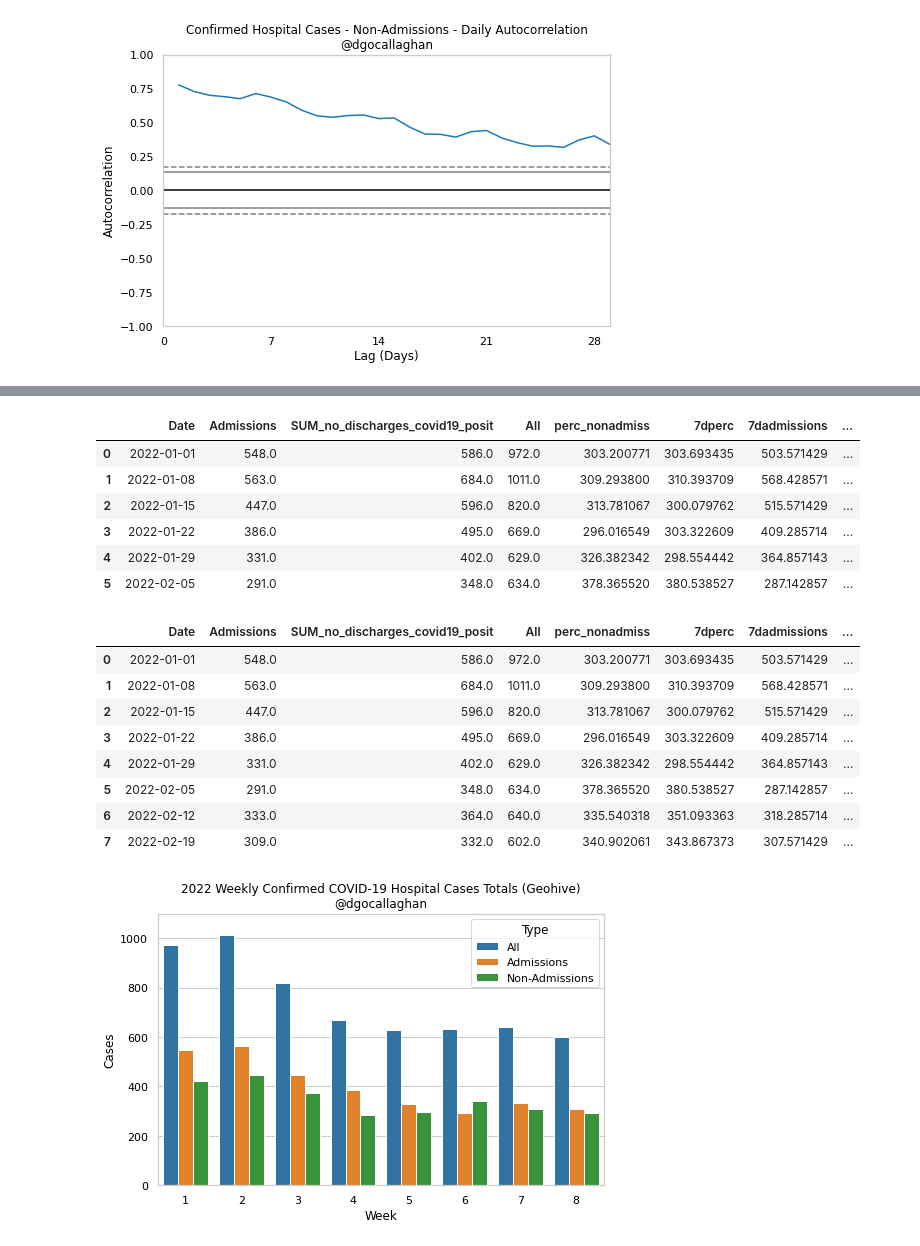
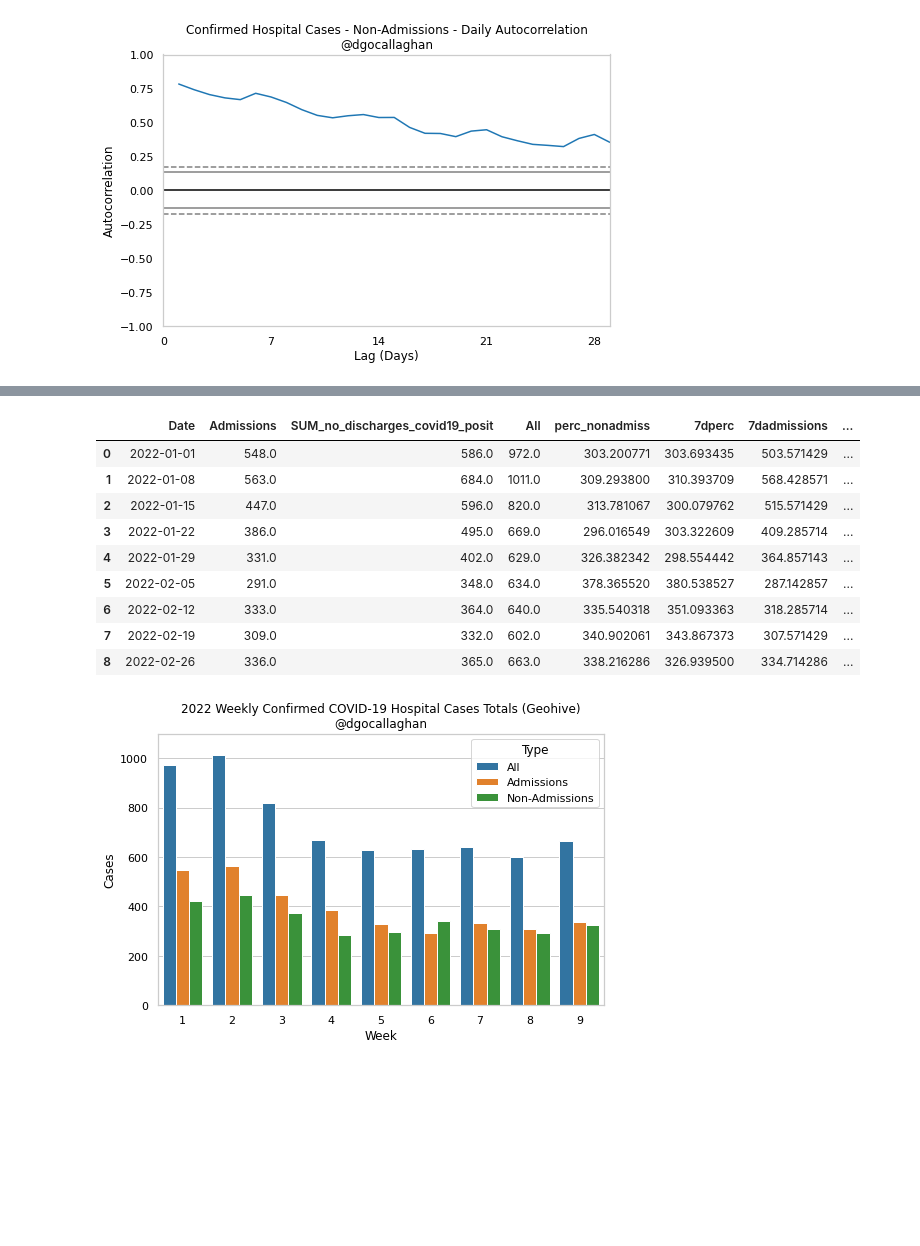
Before and after one commit to derekocallaghan/covid19data, a Jupyter notebook: notebooks/Daily Reported Cases.ipynb, the cells around one changed output, grey strips where cells are left out. Cells and saved outputs as stored; diff of their text form; code cells hidden in the pictures; blank space fills up the shorter version.

Commit message:
Added latest data

```diff
--- a/notebooks/Daily Reported Cases.ipynb
+++ b/notebooks/Daily Reported Cases.ipynb
@@ -280,44 +280,31 @@ hdf['7dperc'].tail(15)
 Name: 7dperc, dtype: float64
 # %%
-whdf = hdf[(hdf.Date>='2022-01-01') & (hdf.Date<'2022-02-12')].resample('7D', on='Date').sum().reset_index()
+whdf = hdf[(hdf.Date>='2022-01-01') & (hdf.Date<'2022-03-05')].resample('7D', on='Date').sum().reset_index()
 d = timedelta(days=6)
 whdf['strdate'] = whdf.Date.apply(lambda x: (x+d).strftime('%Y-%m-%d'))
 whdf['Week'] = whdf.index+1
 whdf
 # %% [output]
 |  | Date | Admissions | SUM_no_discharges_covid19_posit | All | perc_nonadmiss | 7dperc | 7dadmissions | ... |
 | 0 | 2022-01-01 | 548.0 | 586.0 | 972.0 | 303.200771 | 303.693435 | 503.571429 | ... |
 | 1 | 2022-01-08 | 563.0 | 684.0 | 1011.0 | 309.293800 | 310.393709 | 568.428571 | ... |
 | 2 | 2022-01-15 | 447.0 | 596.0 | 820.0 | 313.781067 | 300.079762 | 515.571429 | ... |
 | 3 | 2022-01-22 | 386.0 | 495.0 | 669.0 | 296.016549 | 303.322609 | 409.285714 | ... |
 | 4 | 2022-01-29 | 331.0 | 402.0 | 629.0 | 326.382342 | 298.554442 | 364.857143 | ... |
 | 5 | 2022-02-05 | 291.0 | 348.0 | 634.0 | 378.365520 | 380.538527 | 287.142857 | ... |
+| 6 | 2022-02-12 | 333.0 | 364.0 | 640.0 | 335.540318 | 351.093363 | 318.285714 | ... |
+| 7 | 2022-02-19 | 309.0 | 332.0 | 602.0 | 340.902061 | 343.867373 | 307.571429 | ... |
+| 8 | 2022-02-26 | 336.0 | 365.0 | 663.0 | 338.216286 | 326.939500 | 334.714286 | ... |
 # %%
-whdf = hdf[(hdf.Date>='2022-01-01') & (hdf.Date<'2022-02-26')].resample('7D', on='Date').sum().reset_index()
+whdf = hdf[(hdf.Date>='2022-01-01') & (hdf.Date<'2022-03-05')].resample('7D', on='Date').sum().reset_index()
 d = timedelta(days=6)
 whdf['strdate'] = whdf.Date.apply(lambda x: (x+d).strftime('%Y-%m-%d'))
 whdf['Week'] = whdf.index+1
-whdf
+ax=sns.barplot(data=pd.melt(whdf[['Week', 'All', 'Admissions', 'Non-Admissions']], id_vars='Week', var_name='Type', value_name='Cases'), x='Week', y='Cases', hue='Type')
+#ax=sns.lineplot(data=pd.melt(whdf[['Week', 'All', 'Admissions', 'Non-Admissions']], id_vars='Week', var_name='Type', value_name='Cases'), x='Week', y='Cases', hue='Type')
+#ax.set_xticks(whdf.Week);
+ax.set_ylim((0, 1100))
+ax.set_title('2022 Weekly Confirmed COVID-19 Hospital Cases Totals (Geohive)\n@dgocallaghan')
+plt.savefig(f'./figures/reported_hosp_casetypes_weekly.png', bbox_inches='tight')
 # %% [output]
-|  | Date | Admissions | SUM_no_discharges_covid19_posit | All | perc_nonadmiss | 7dperc | 7dadmissions | ... |
-| 0 | 2022-01-01 | 548.0 | 586.0 | 972.0 | 303.200771 | 303.693435 | 503.571429 | ... |
-| 1 | 2022-01-08 | 563.0 | 684.0 | 1011.0 | 309.293800 | 310.393709 | 568.428571 | ... |
-| 2 | 2022-01-15 | 447.0 | 596.0 | 820.0 | 313.781067 | 300.079762 | 515.571429 | ... |
-| 3 | 2022-01-22 | 386.0 | 495.0 | 669.0 | 296.016549 | 303.322609 | 409.285714 | ... |
-| 4 | 2022-01-29 | 331.0 | 402.0 | 629.0 | 326.382342 | 298.554442 | 364.857143 | ... |
-| 5 | 2022-02-05 | 291.0 | 348.0 | 634.0 | 378.365520 | 380.538527 | 287.142857 | ... |
-| 6 | 2022-02-12 | 333.0 | 364.0 | 640.0 | 335.540318 | 351.093363 | 318.285714 | ... |
-| 7 | 2022-02-19 | 309.0 | 332.0 | 602.0 | 340.902061 | 343.867373 | 307.571429 | ... |
+[figure, added]
-# %%
-whdf = hdf[(hdf.Date>='2022-01-01') & (hdf.Date<'2022-02-26')].resample('7D', on='Date').sum().reset_index()
-d = timedelta(days=6)
-whdf['strdate'] = whdf.Date.apply(lambda x: (x+d).strftime('%Y-%m-%d'))
-whdf['Week'] = whdf.index+1
-ax=sns.barplot(data=pd.melt(whdf[['Week', 'All', 'Admissions', 'Non-Admissions']], id_vars='Week', var_name='Type', value_name='Cases'), x='Week', y='Cases', hue='Type')
-#ax=sns.lineplot(data=pd.melt(whdf[['Week', 'All', 'Admissions', 'Non-Admissions']], id_vars='Week', var_name='Type', value_name='Cases'), x='Week', y='Cases', hue='Type')
-#ax.set_xticks(whdf.Week);
-ax.set_ylim((0, 1100))
-ax.set_title('2022 Weekly Confirmed COVID-19 Hospital Cases Totals (Geohive)\n@dgocallaghan')
-plt.savefig(f'./figures/reported_hosp_casetypes_weekly.png', bbox_inches='tight')
-# %% [output]
-[figure, removed]
```
Also changed, not shown: parts of 17 cells of this notebook, 4 other files.
